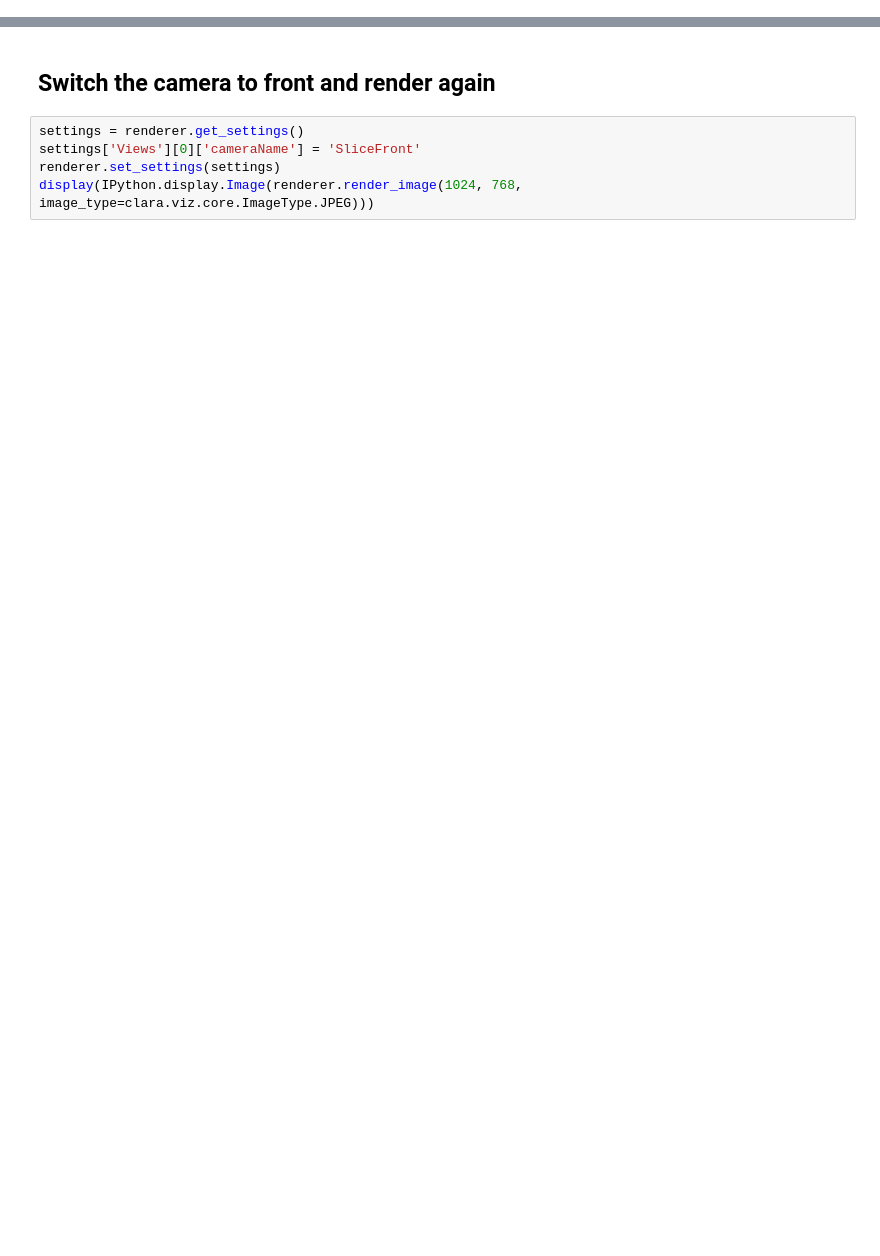
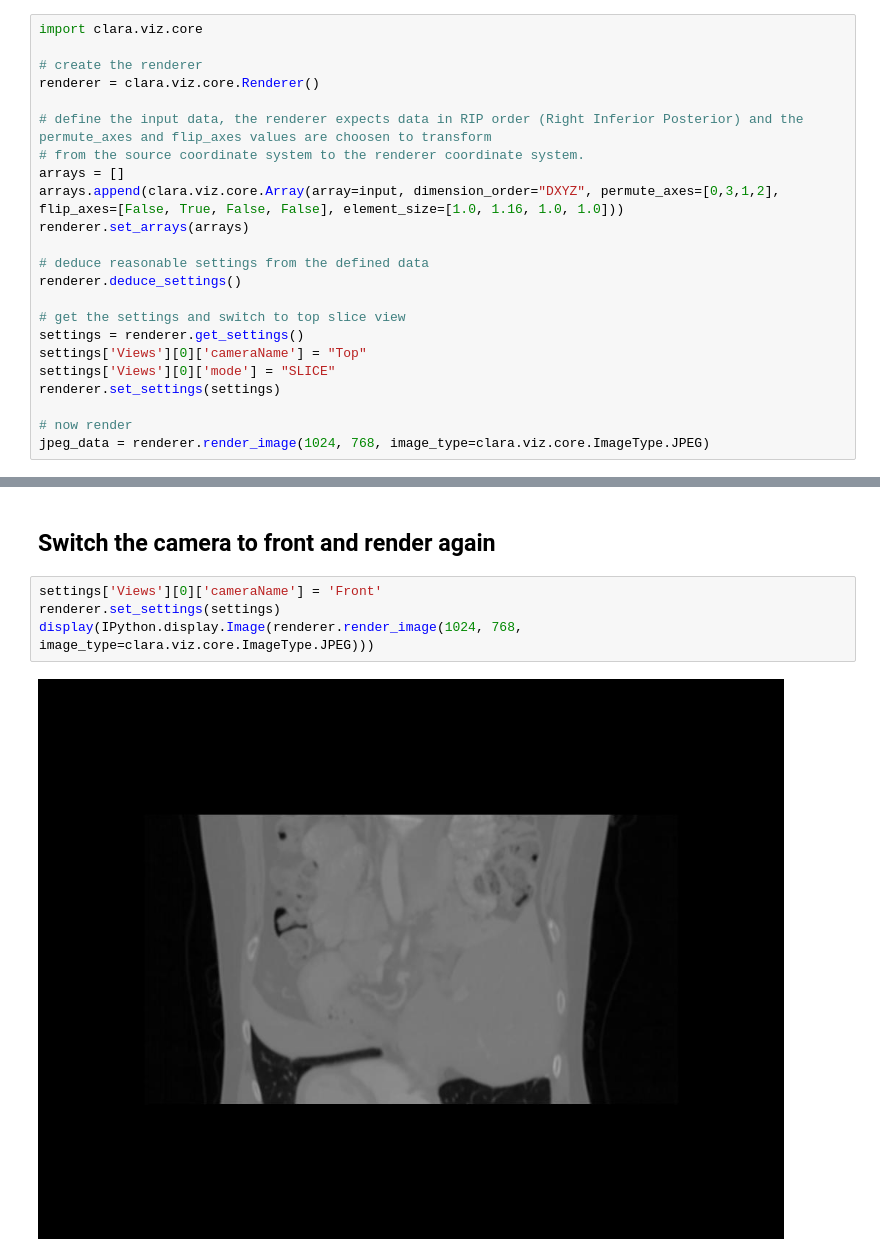
Before and after one commit to NVIDIA/clara-viz, a Jupyter notebook: notebooks/Render_image.ipynb, the cells around one changed output, grey strips where cells are left out. Saved outputs shown, nothing was run; the diff lists cells and outputs as text; blank space fills up the shorter version.

```diff
--- a/notebooks/Render_image.ipynb
+++ b/notebooks/Render_image.ipynb
@@ -29,3 +26,26 @@ jpeg_data = renderer.render_image(1024, 768, image_type=clara.viz.core.ImageType
+# %%
+import clara.viz.core
+
+# create the renderer
+renderer = clara.viz.core.Renderer()
+
+# define the input data, the renderer expects data in RIP order (Right Inferior Posterior) and the permute_axes and flip_axes values are choosen to transform
+# from the source coordinate system to the renderer coordinate system.
+arrays = []
+arrays.append(clara.viz.core.Array(array=input, dimension_order="DXYZ", permute_axes=[0,3,1,2], flip_axes=[False, True, False, False], element_size=[1.0, 1.16, 1.0, 1.0]))
+renderer.set_arrays(arrays)
+
+# deduce reasonable settings from the defined data
+renderer.deduce_settings()
+
+# get the settings and switch to top slice view
+settings = renderer.get_settings()
+settings['Views'][0]['cameraName'] = "Top"
+settings['Views'][0]['mode'] = "SLICE"
+renderer.set_settings(settings)
+
+# now render
+jpeg_data = renderer.render_image(1024, 768, image_type=clara.viz.core.ImageType.JPEG)
 # %% [markdown]
 ## Display the JPEG image
 # %%
@@ -34,7 +56,8 @@ display(IPython.display.Image(jpeg_data))
 # %% [markdown]
 ## Switch the camera to front and render again
 # %%
-settings = renderer.get_settings()
-settings['Views'][0]['cameraName'] = 'SliceFront'
+settings['Views'][0]['cameraName'] = 'Front'
 renderer.set_settings(settings)
 display(IPython.display.Image(renderer.render_image(1024, 768, image_type=clara.viz.core.ImageType.JPEG)))
+# %% [output]
+[figure, added]
```
Also changed, not shown: parts of 3 cells of this notebook, 8 other files.
